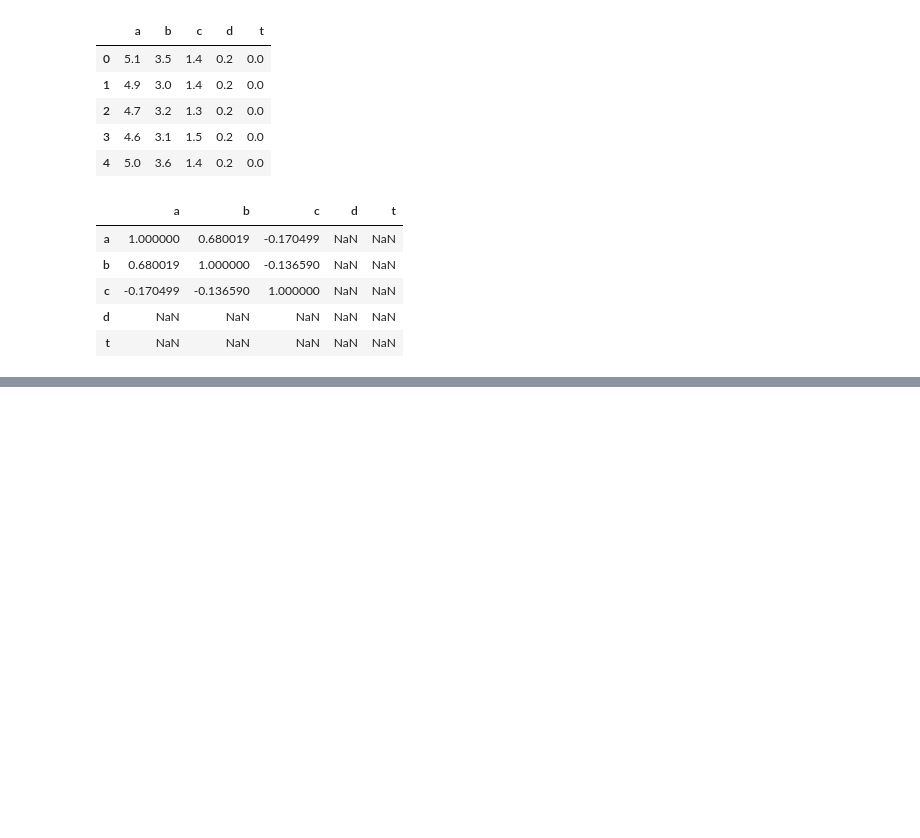
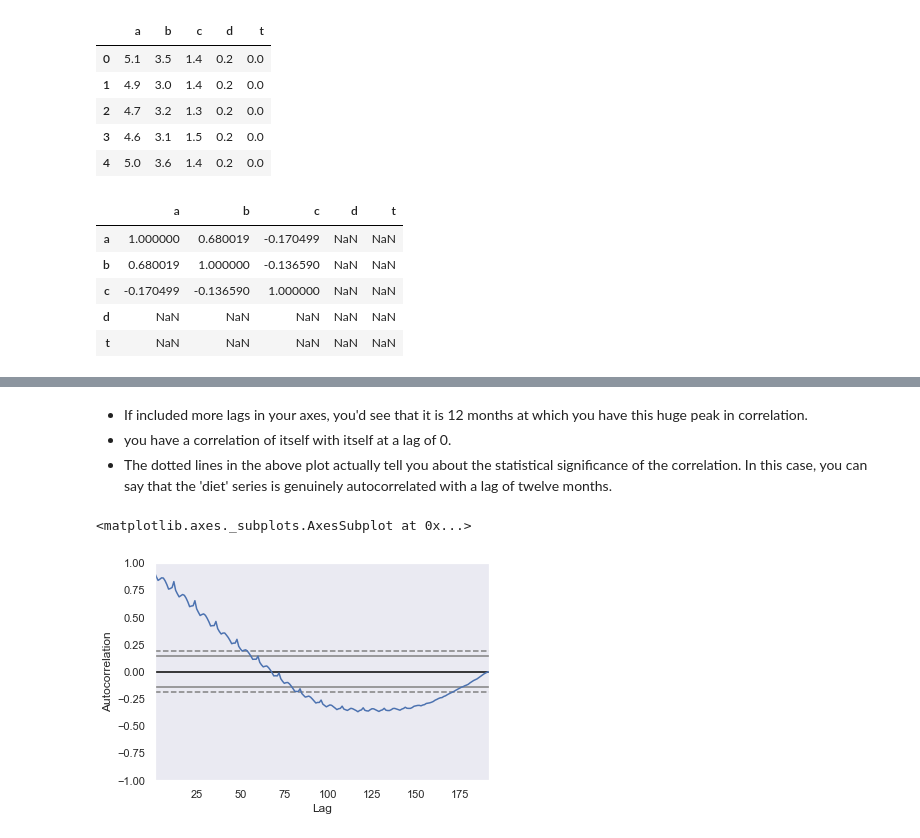
Before and after one commit to pillaiharish/Exercise, a Jupyter notebook: datacamp/timeseriesanalysis/timeseries_datacamp1.ipynb, the cells around one changed output, grey strips where cells are left out. Saved outputs shown, nothing was run; the diff lists cells and outputs as text; code cells hidden in the pictures; blank space fills up the shorter version.

```diff
--- a/datacamp/timeseriesanalysis/timeseries_datacamp1.ipynb
+++ b/datacamp/timeseriesanalysis/timeseries_datacamp1.ipynb
@@ -566,0 +671,9 @@ df_inew.corr()
+# %% [markdown]
+- If included more lags in your axes, you'd see that it is 12 months at which you have this huge peak in correlation.
+-  you have a correlation of itself with itself at a lag of 0.
+- The dotted lines in the above plot actually tell you about the statistical significance of the correlation. In this case, you can say that the 'diet' series is genuinely autocorrelated with a lag of twelve months.
+# %%
+pd.plotting.autocorrelation_plot(df[['gym']])
+# %% [output]
+<matplotlib.axes._subplots.AxesSubplot at 0x...>
+[figure, added]
```
Also changed, not shown: parts of 25 cells of this notebook, 1 other file.
